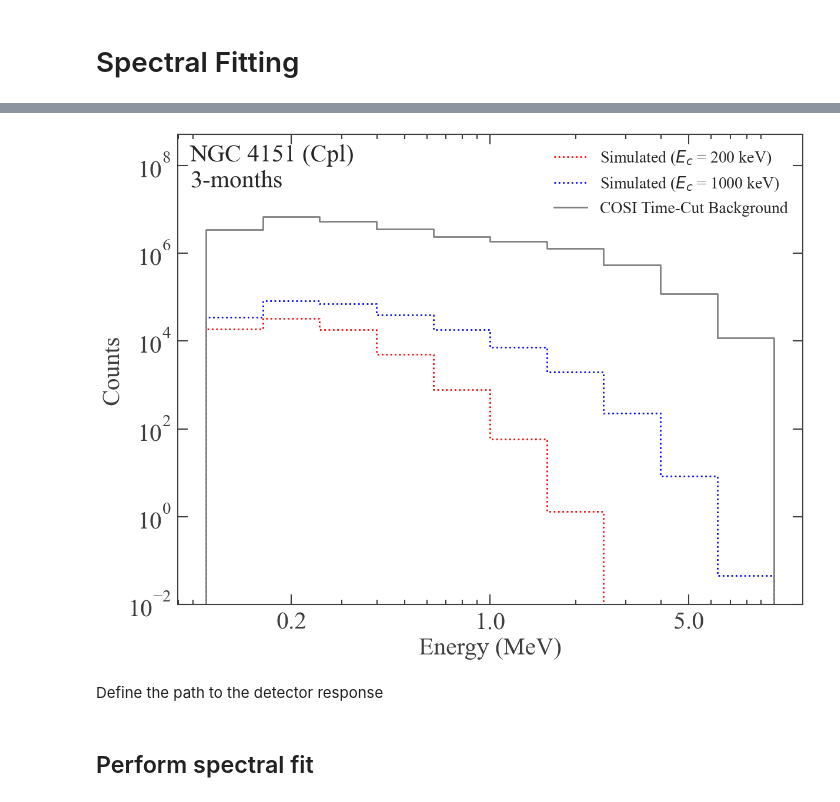
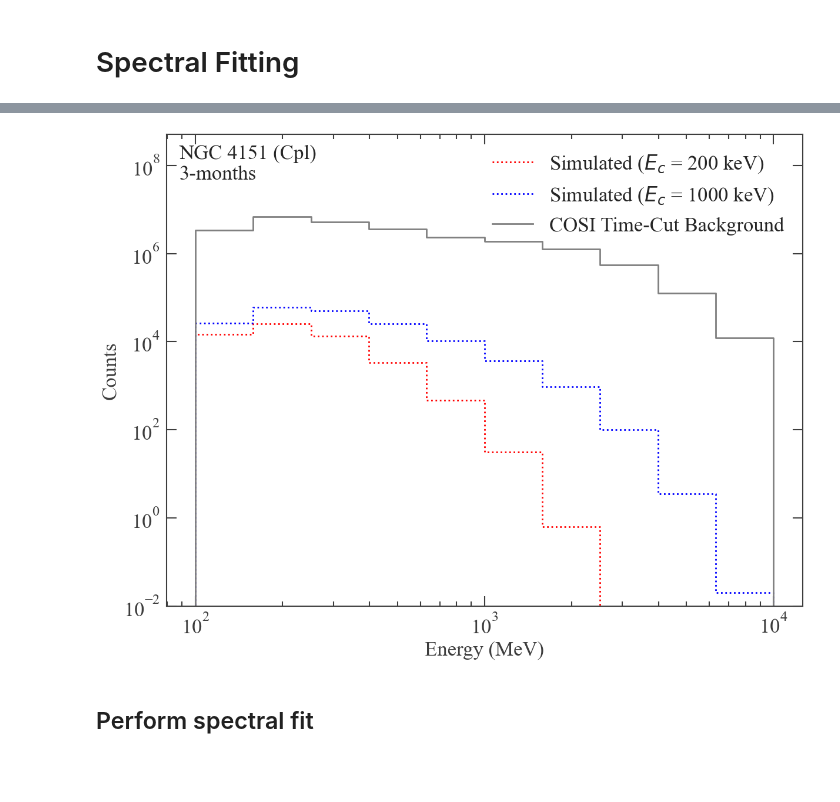
Before and after one commit to parshadkp/cosipy, a Jupyter notebook: docs/tutorials/spectral_fits/continuum_fit/AGN/AGN_Corona_Paper_Plots_TH.ipynb, the cells around one changed output, grey strips where cells are left out. Drawn from its saved outputs; the diff is of its cells as text; code cells hidden in the pictures; blank space fills up the shorter version.

```diff
--- a/docs/tutorials/spectral_fits/continuum_fit/AGN/AGN_Corona_Paper_Plots_TH.ipynb
+++ b/docs/tutorials/spectral_fits/continuum_fit/AGN/AGN_Corona_Paper_Plots_TH.ipynb
@@ -78,13 +83,11 @@ print(f"Selected livetime: {sc_orientation.cumulative_livetime().to_value(u.s):,
 # %%
 dr = "/Users/parshadkp/Library/CloudStorage/OneDrive-ClemsonUniversity/COSI/Software_Files/DC4_Files/ResponseContinuum.o3.e100_10000.b10log.s10396905069491.m2284.filtered.nonsparse.binnedimaging.imagingresponse.h5"
 # %%
-multiplier_4151 = 1
-multiplier_1068 = 1
+multiplier_4151 = 8
 exposure_4151 = multiplier_4151 * 3
 
 # Scale count histograms and response livetime together; keep source flux intrinsic.
 sc_orientation = scale_spacecraft_livetime(sc_orientation, multiplier_4151)
-exposure_1068 = multiplier_1068 * 3
 # %% [markdown]
 # Source Model Plots
 # %% [markdown]
@@ -328,6 +133,6 @@ bat_ec1000.set_active_measurements("40-200")
 # %%
-NGC4151_ec200 = Histogram.open(data_path/"AGN_Data/GammaRay/Paper_Models/NGC_4151_ec200_DC3_COSI_cpl.hdf5")*multiplier_4151
-bkg = Histogram.open(data_path /  "DC4_Files/Total_DC4_BG_3months_binned_data_filtered_with_SAAcut_withSAAbck_NGC4151_TimeCut.hdf5")*multiplier_4151
+NGC4151_ec200 = Histogram.open(data_path/"AGN_Data/GammaRay/Paper_Models/NGC4151_ec_200_DC4_COSI_cpl_60_fovCut.hdf5")*multiplier_4151
+bkg = Histogram.open("/Users/parshadkp/Library/CloudStorage/OneDrive-ClemsonUniversity/COSI/Software_Files/DC4_Files/Background/Total_DC4_BG_3months_binned_data_filtered_with_SAAcut_withSAAbck_NGC4151_60deg_fov_cut.hdf5")*multiplier_4151
 # Collapse the background time axis before adding it to the source.
 bkg = bkg.project("Em", "Phi", "PsiChi")
 
@@ -341,7 +146,7 @@ NGC4151_ec200_bkg = NGC4151_ec200 + bkg
 
 # full_bkg = Histogram.open(data_path /  "DC4_Files/Total_DC4_BG_3months_binned_data_filtered_with_SAAcut_withSAAbck.hdf5")*multiplier_4151
 # %%
-NGC4151_ec1000 = Histogram.open(data_path/"AGN_Data/GammaRay/Paper_Models/NGC_4151_ec1000_DC3_COSI_cpl.hdf5")*multiplier_4151
+NGC4151_ec1000 = Histogram.open(data_path/"AGN_Data/GammaRay/Paper_Models/NGC4151_ec_1000_DC4_COSI_cpl_60_fovCut.hdf5")*multiplier_4151
 NGC4151_ec1000.axes["Em"].axis_scale = bkg.axes["Em"].axis_scale
 NGC4151_ec1000 = NGC4151_ec1000.to(
     unit=bkg.unit,
@@ -350,7 +155,7 @@ NGC4151_ec1000 = NGC4151_ec1000.to(
 
 NGC4151_ec1000_bkg = NGC4151_ec1000 + bkg
 # %%
-FONT_SIZE=30
+FONT_SIZE = 25
 plt.rcParams['agg.path.chunksize'] = 10000
 
 plt.rcParams.update({'font.size': FONT_SIZE})
@@ -375,41 +180,39 @@ ax.spines['top'].set_visible(True)
 NGC4151_ec200.project("Em").draw(ax, label="Simulated ($E_c$ = 200 keV)", color="red", linestyle="dotted")
 NGC4151_ec1000.project("Em").draw(ax, label="Simulated ($E_c$ = 1000 keV)", color="blue", linestyle="dotted")
 bkg.project("Em").draw(ax, label="COSI Time-Cut Background", color="grey")
 # full_bkg.project("Em").draw(ax, label="DC4 Full Background", color="black", linestyle="dashdot")
 # NGC4151_ec200_bkg.project("Em").draw(ax, label="NGC 4151 Model ($E_c$ = 200 keV) + Background", linestyle='dashdot', color="red")
 # NGC4151_ec1000_bkg.project("Em").draw(ax, label="NGC 4151 Model ($E_c$ = 1000 keV) + Background", linestyle='dashdot', color="blue")
 
 text = f'NGC 4151 (Cpl) \n{exposure_4151}-months'
 ax.text(
     0.02, 0.98,
     text,
     transform=ax.transAxes,
     ha='left', va='top',
     fontsize=FONT_SIZE,
     fontweight='550'
 )
 
 # ax.set_xlim(180, 5500)
 ax.set_yscale("log")
 ax.set_xscale("log")
 
 ax.set_ylabel("Counts", fontsize=FONT_SIZE)
 ax.set_ylim(1e-2, 5e8)
 
-ax.xaxis.set_major_locator(mticker.FixedLocator([200, 1000, 5000]))
-ax.xaxis.set_major_formatter(
-    mticker.FixedFormatter(["0.2", "1.0", "5.0"])
-)
+# ax.xaxis.set_major_locator(mticker.FixedLocator([200, 1000, 5000]))
+# ax.xaxis.set_major_formatter(
+#     mticker.FixedFormatter(["0.2", "1.0", "5.0"])
+# )
 
 ax.set_xlabel("Energy (MeV)", fontsize=FONT_SIZE)
-ax.legend(fontsize=20, loc='upper right', frameon=False)
+ax.legend(fontsize=FONT_SIZE, loc='upper right', frameon=False)
 
 save_path = "/Users/parshadkp/Library/CloudStorage/OneDrive-ClemsonUniversity/Papers/AGN_Corona_EC/Plots/NGC4151_Cpl_Counts_200_1000_3Months.pdf"
 # plt.savefig(save_path)
 # %% [output]
-[figure, old version]
+[figure, new version]
-# %% [markdown]
-Define the path to the detector response
 # %% [markdown]
 ## Perform spectral fit
 # %% [markdown]
```
Also changed, not shown: parts of 23 cells of this notebook, 17 other files.
